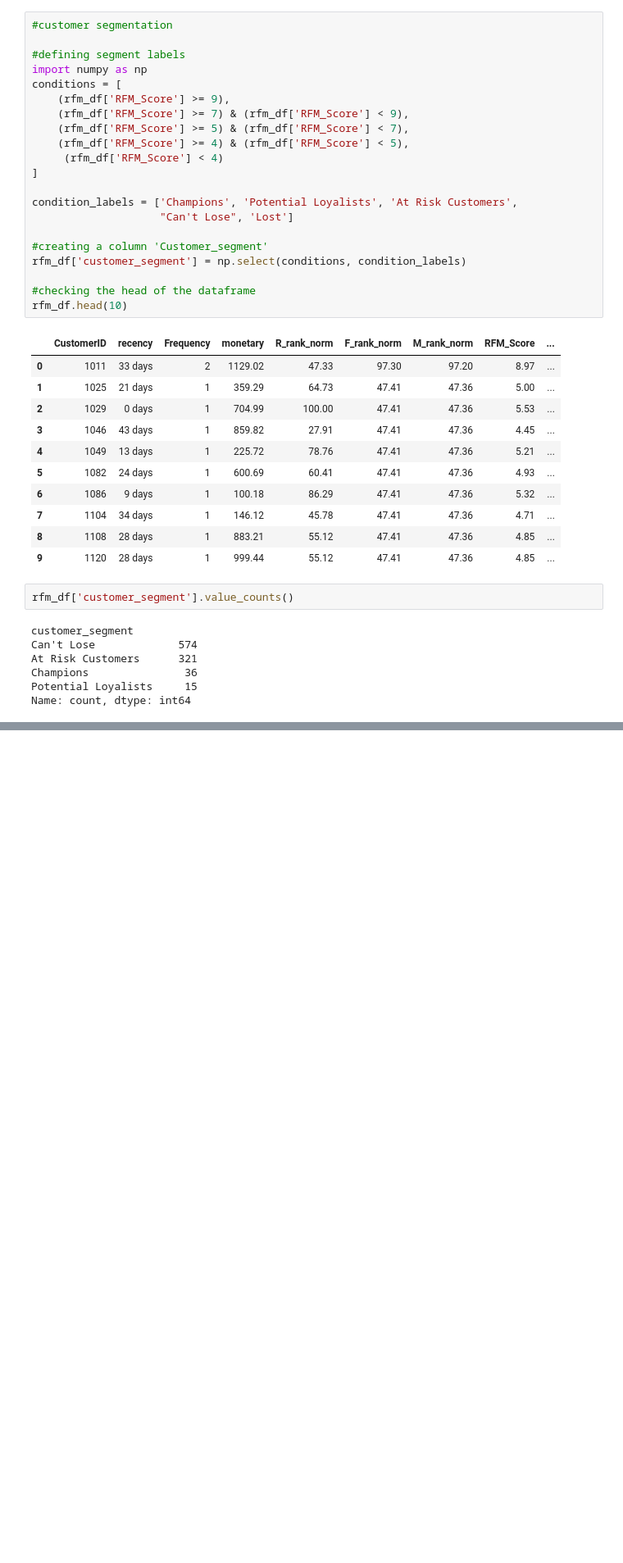
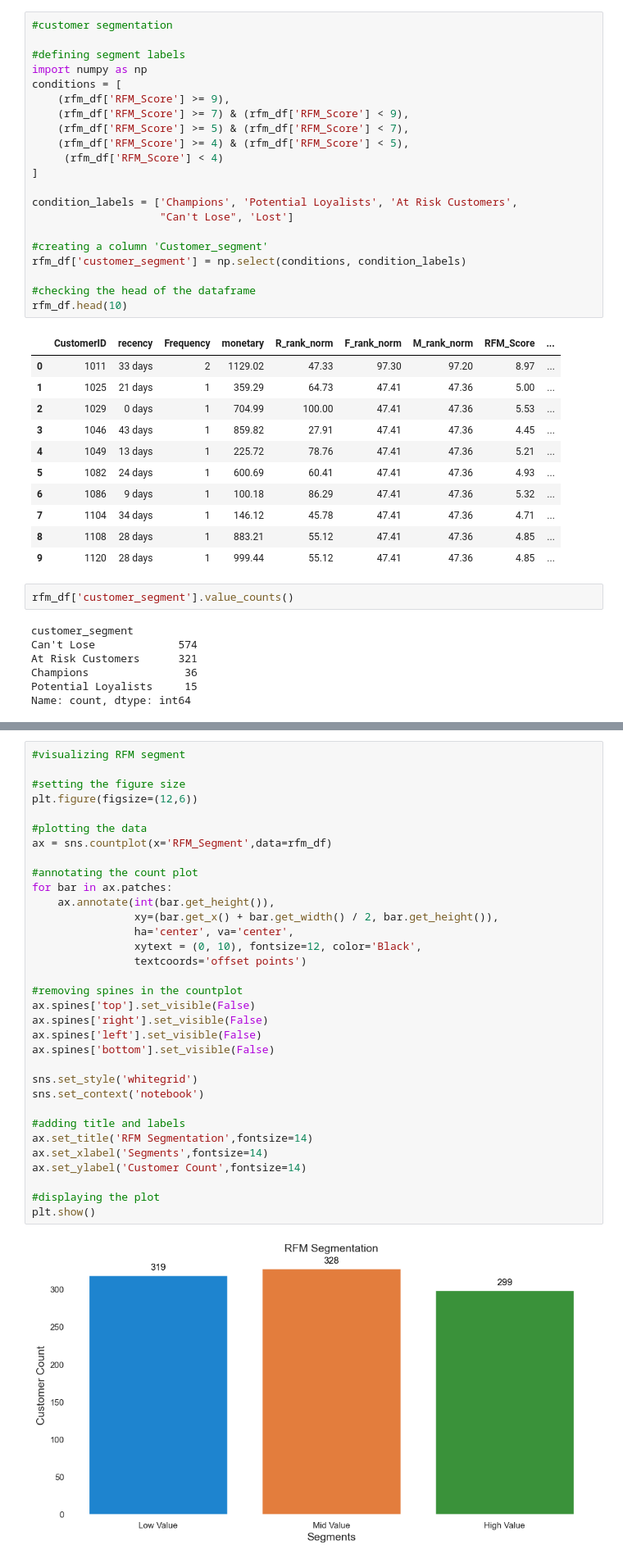
Before and after one commit to Murega14/rfm, a Jupyter notebook: rfm.ipynb, the cells around one changed output, grey strips where cells are left out. Shown: that part at 82% size. Saved outputs shown, nothing was run; the diff lists cells and outputs as text; blank space fills up the shorter version.

```diff
--- a/rfm.ipynb
+++ b/rfm.ipynb
@@ -251,0 +290,35 @@ Feature: customer_segment                    |███▎      | [ 33%]   00:00
+# %%
+#visualizing RFM segment
+
+#setting the figure size
+plt.figure(figsize=(12,6))
+
+#plotting the data
+ax = sns.countplot(x='RFM_Segment',data=rfm_df)
+
+#annotating the count plot
+for bar in ax.patches:
+    ax.annotate(int(bar.get_height()),
+                xy=(bar.get_x() + bar.get_width() / 2, bar.get_height()),
+                ha='center', va='center',
+                xytext = (0, 10), fontsize=12, color='Black',
+                textcoords='offset points')
+
+#removing spines in the countplot
+ax.spines['top'].set_visible(False)
+ax.spines['right'].set_visible(False)
+ax.spines['left'].set_visible(False)
+ax.spines['bottom'].set_visible(False)
+
+sns.set_style('whitegrid')
+sns.set_context('notebook')
+
+#adding title and labels
+ax.set_title('RFM Segmentation',fontsize=14)
+ax.set_xlabel('Segments',fontsize=14)
+ax.set_ylabel('Customer Count',fontsize=14)
+
+#displaying the plot
+plt.show()
+# %% [output]
+[figure, added]
```
Also changed, not shown: parts of 6 cells of this notebook.
